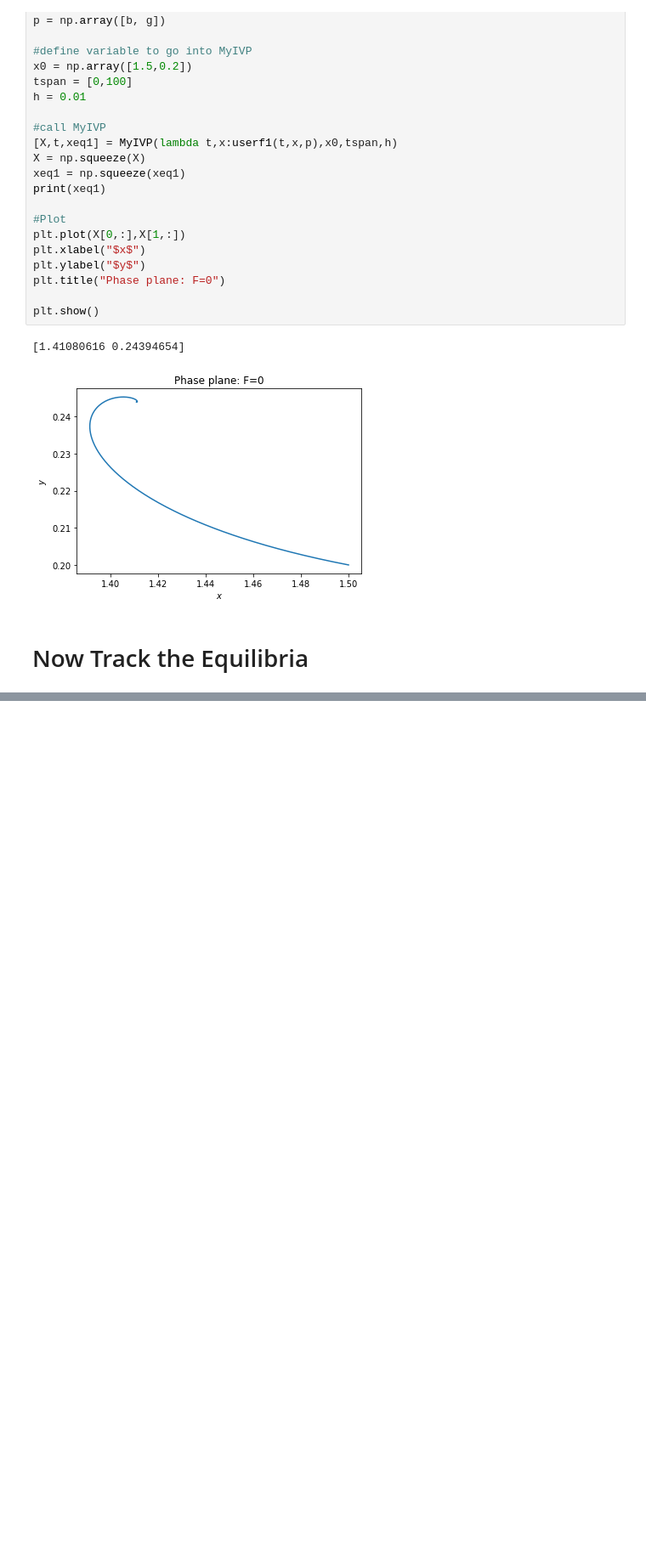
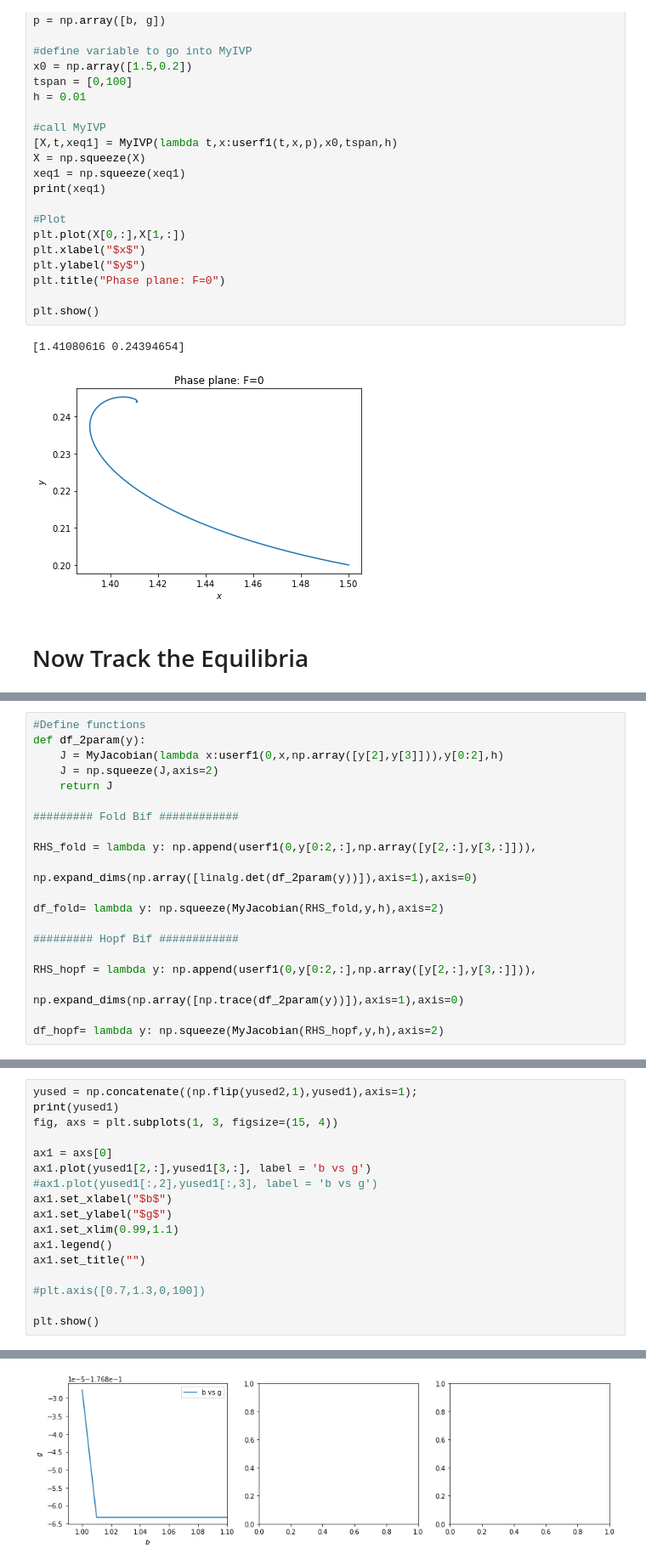
Before and after one commit to aaron-galligan/Case-Study, a Jupyter notebook: Testing_From_Lec_Code.ipynb, the cells around one changed output, grey strips where cells are left out. Shown at 85% size. Saved outputs shown, nothing was run; the diff lists cells and outputs as text; blank space fills up the shorter version.

```diff
--- a/Testing_From_Lec_Code.ipynb
+++ b/Testing_From_Lec_Code.ipynb
@@ -207,0 +241,20 @@ No artists with labels found to put in legend.  Note that artists whose label st
+# %%
+#Define functions
+def df_2param(y):
+    J = MyJacobian(lambda x:userf1(0,x,np.array([y[2],y[3]])),y[0:2],h)
+    J = np.squeeze(J,axis=2)
+    return J
+
+######### Fold Bif ############
+
+RHS_fold = lambda y: np.append(userf1(0,y[0:2,:],np.array([y[2,:],y[3,:]])),
+                               np.expand_dims(np.array([linalg.det(df_2param(y))]),axis=1),axis=0)
+
+df_fold= lambda y: np.squeeze(MyJacobian(RHS_fold,y,h),axis=2)
+
+######### Hopf Bif ############
+
+RHS_hopf = lambda y: np.append(userf1(0,y[0:2,:],np.array([y[2,:],y[3,:]])),
+                               np.expand_dims(np.array([np.trace(df_2param(y))]),axis=1),axis=0)
+
+df_hopf= lambda y: np.squeeze(MyJacobian(RHS_hopf,y,h),axis=2)
@@ -207,0 +302,18 @@ No artists with labels found to put in legend.  Note that artists whose label st
+# %%
+yused = np.concatenate((np.flip(yused2,1),yused1),axis=1);
+print(yused1)
+fig, axs = plt.subplots(1, 3, figsize=(15, 4))
+
+ax1 = axs[0]
+ax1.plot(yused1[2,:],yused1[3,:], label = 'b vs g')
+#ax1.plot(yused1[:,2],yused1[:,3], label = 'b vs g')
+ax1.set_xlabel("$b$")
+ax1.set_ylabel("$g$")
+ax1.set_xlim(0.99,1.1)
+ax1.legend()
+ax1.set_title("")
+
+#plt.axis([0.7,1.3,0,100])
+
+plt.show()
+# %% [output]
@@ -207,0 +337 @@ No artists with labels found to put in legend.  Note that artists whose label st
+[figure, added]
```
Also changed, not shown: parts of 12 cells of this notebook, 1 other file.
